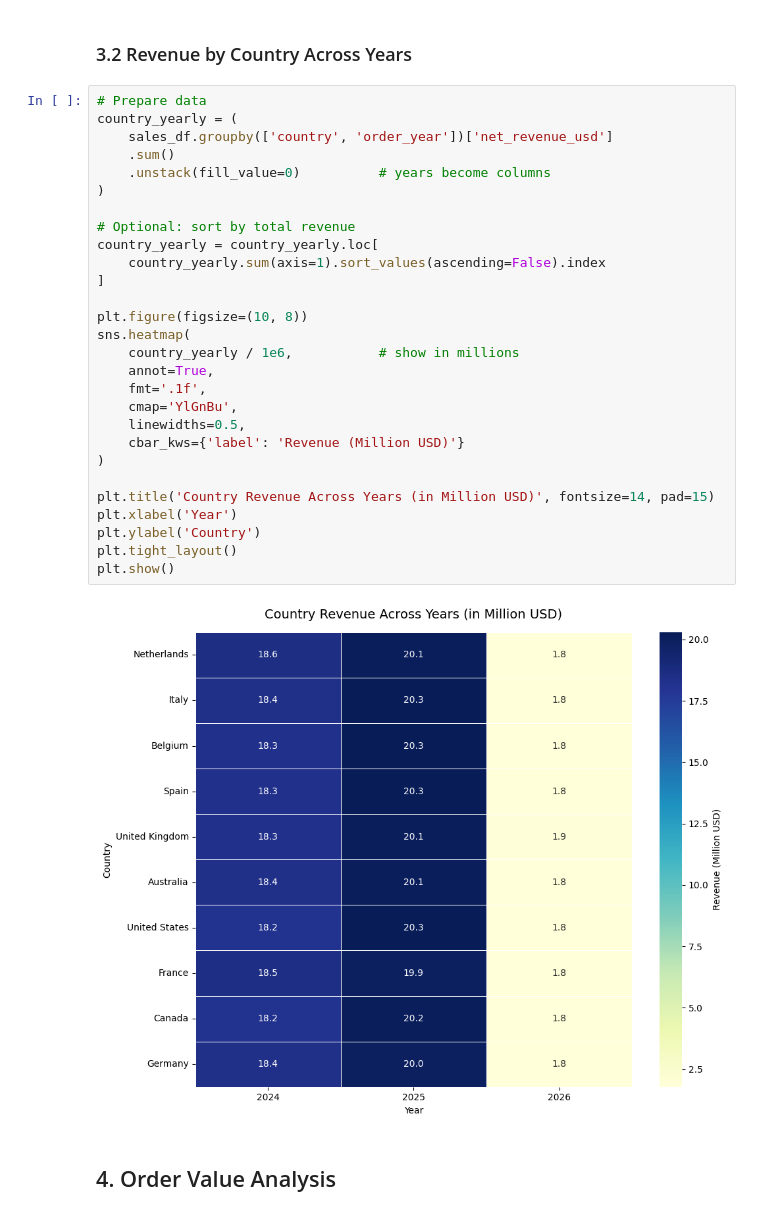
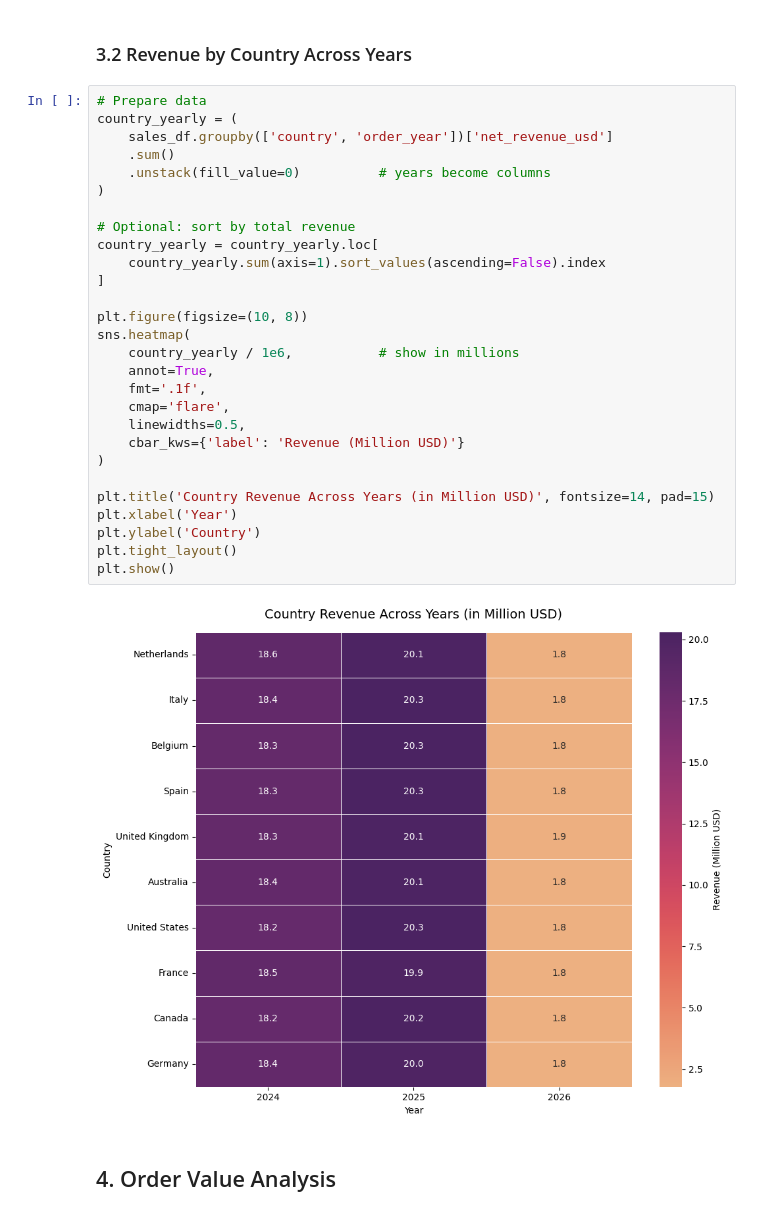
Before and after one commit to judiellegaspina/Ecommerce-EDA-and-Sales-Prediction, a Jupyter notebook: 05_Sales_Analysis.ipynb, the cells around one changed output. Cells and saved outputs as stored; diff of their text form.

Commit message:
change cmap to flare

```diff
--- a/05_Sales_Analysis.ipynb
+++ b/05_Sales_Analysis.ipynb
@@ -439,33 +439,33 @@ Passing `palette` without assigning `hue` is deprecated and will be removed in v
 # %%
 # Prepare data
 country_yearly = (
     sales_df.groupby(['country', 'order_year'])['net_revenue_usd']
     .sum()
     .unstack(fill_value=0)          # years become columns
 )
 
 # Optional: sort by total revenue
 country_yearly = country_yearly.loc[
     country_yearly.sum(axis=1).sort_values(ascending=False).index
 ]
 
 plt.figure(figsize=(10, 8))
 sns.heatmap(
     country_yearly / 1e6,           # show in millions
     annot=True,
     fmt='.1f',
-    cmap='YlGnBu',
+    cmap='flare',
     linewidths=0.5,
     cbar_kws={'label': 'Revenue (Million USD)'}
 )
 
 plt.title('Country Revenue Across Years (in Million USD)', fontsize=14, pad=15)
 plt.xlabel('Year')
 plt.ylabel('Country')
 plt.tight_layout()
 plt.show()
 # %% [output]
-[figure, old version]
+[figure, new version]
 # %% [markdown]
 ## 4. Order Value Analysis
 # %% [markdown]
```
